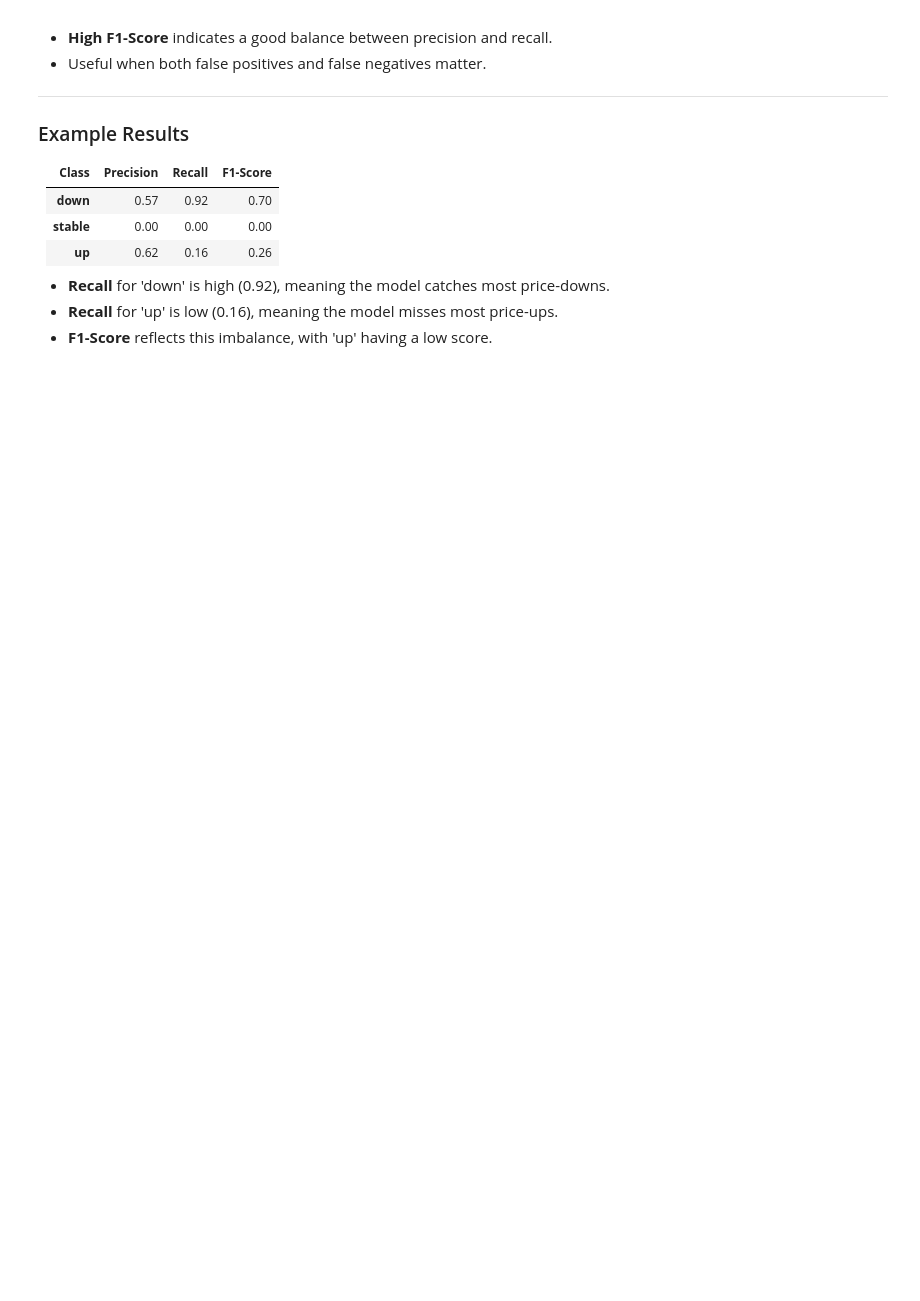
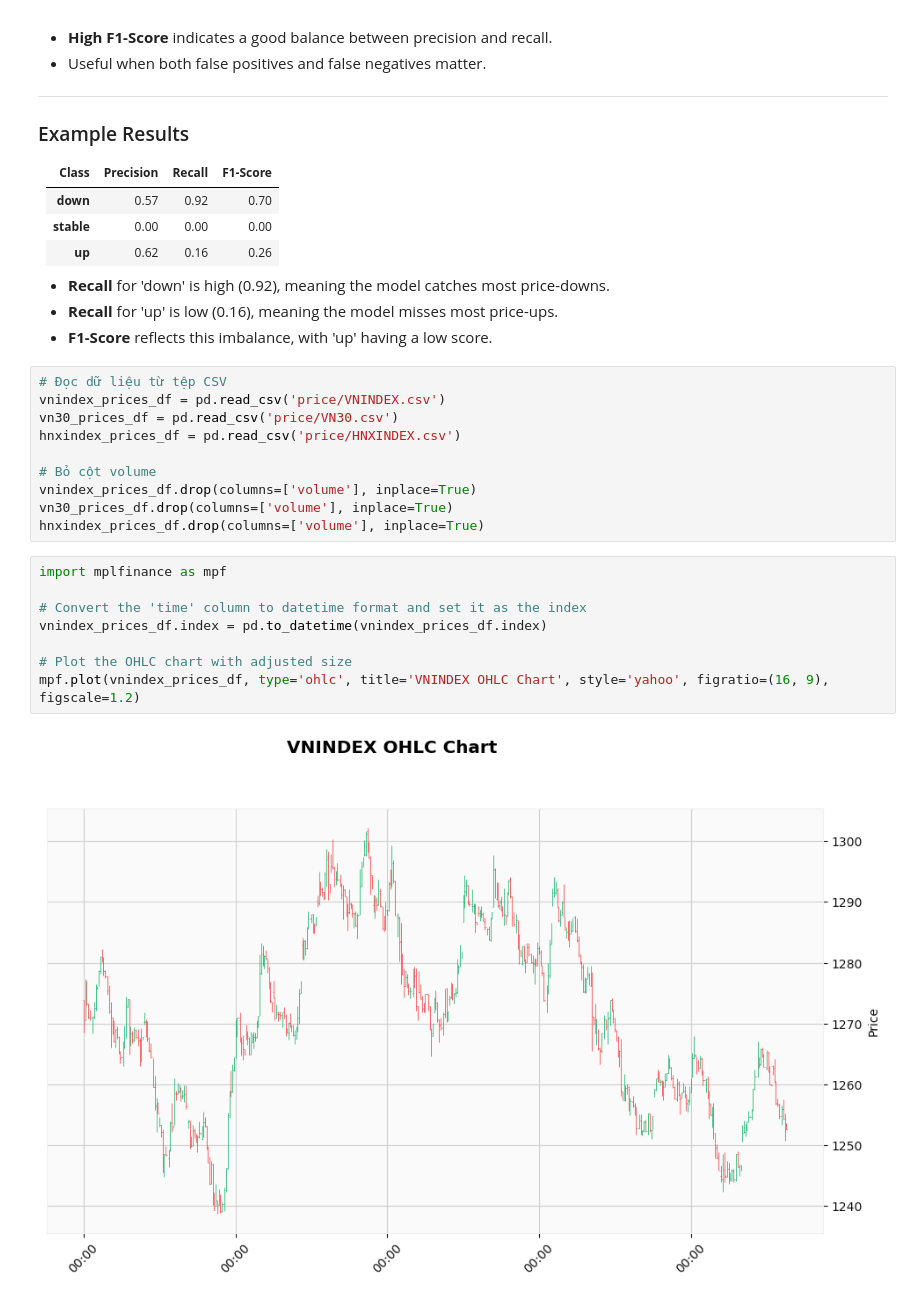
Before and after one commit to Legend0fHell/ait2006-data-processing-final, a Jupyter notebook: technical_indicators_analyze.ipynb, the cells around one changed output. Drawn from its saved outputs; the diff is of its cells as text; blank space fills up the shorter version.

```diff
--- a/technical_indicators_analyze.ipynb
+++ b/technical_indicators_analyze.ipynb
@@ -341,3 +341,23 @@ $$
 - **Recall** for 'down' is high (0.92), meaning the model catches most price-downs.
 - **Recall** for 'up' is low (0.16), meaning the model misses most price-ups.
 - **F1-Score** reflects this imbalance, with 'up' having a low score.
+# %%
+# Đọc dữ liệu từ tệp CSV
+vnindex_prices_df = pd.read_csv('price/VNINDEX.csv')
+vn30_prices_df = pd.read_csv('price/VN30.csv')
+hnxindex_prices_df = pd.read_csv('price/HNXINDEX.csv')
+
+# Bỏ cột volume
+vnindex_prices_df.drop(columns=['volume'], inplace=True)
+vn30_prices_df.drop(columns=['volume'], inplace=True)
+hnxindex_prices_df.drop(columns=['volume'], inplace=True)
+# %%
+import mplfinance as mpf
+
+# Convert the 'time' column to datetime format and set it as the index
+vnindex_prices_df.index = pd.to_datetime(vnindex_prices_df.index)
+
+# Plot the OHLC chart with adjusted size
+mpf.plot(vnindex_prices_df, type='ohlc', title='VNINDEX OHLC Chart', style='yahoo', figratio=(16, 9), figscale=1.2)
+# %% [output]
+[figure, added]
```
Also changed, not shown: parts of 2 cells of this notebook, 1 other file.
